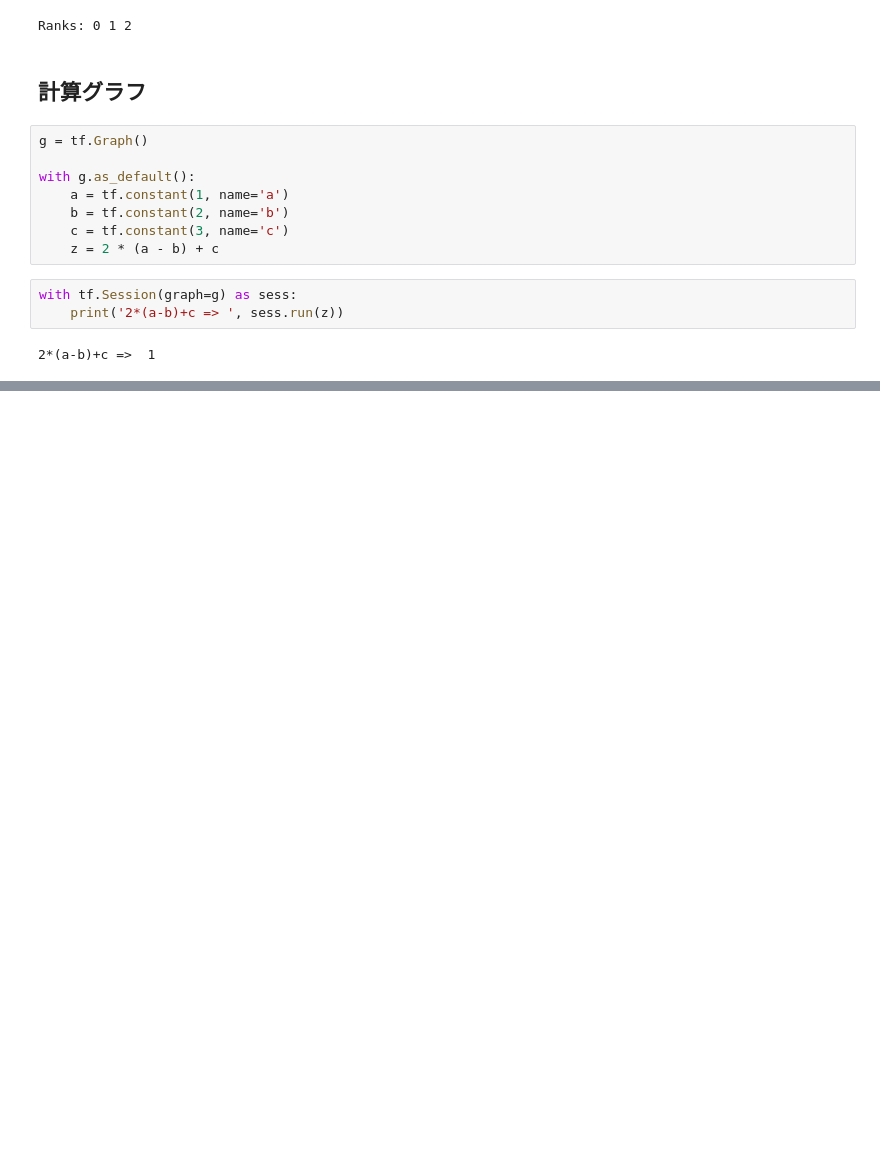
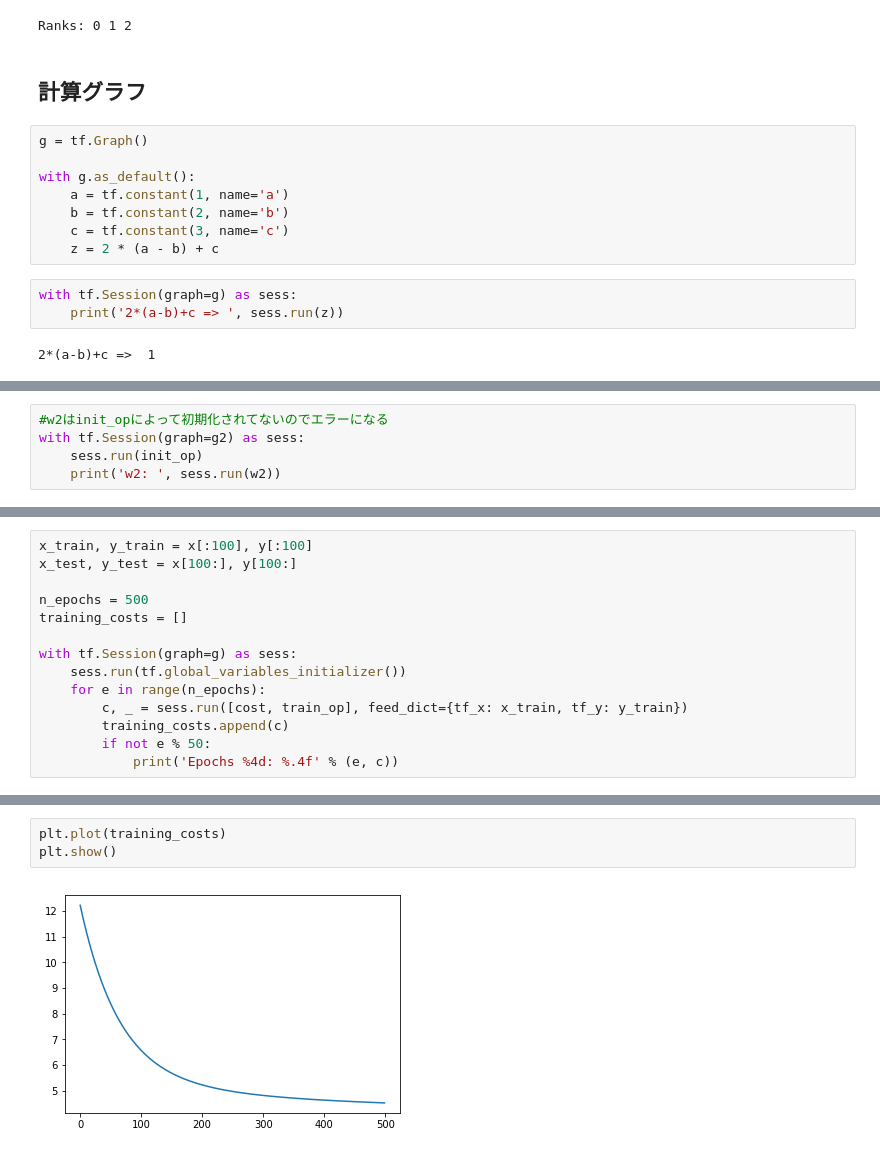
Before and after one commit to Yuya-Furusawa/Self-Study, a Jupyter notebook: machine-learning/Chapter14.ipynb, the cells around one changed output, grey strips where cells are left out. Cells and saved outputs as stored; diff of their text form; blank space fills up the shorter version.

```diff
--- a/machine-learning/Chapter14.ipynb
+++ b/machine-learning/Chapter14.ipynb
@@ -49,0 +134,5 @@ with tf.Session(graph=g) as sess:
+# %%
+#w2はinit_opによって初期化されてないのでエラーになる
+with tf.Session(graph=g2) as sess:
+    sess.run(init_op)
+    print('w2: ', sess.run(w2))
@@ -49,0 +262,14 @@ with tf.Session(graph=g) as sess:
+# %%
+x_train, y_train = x[:100], y[:100]
+x_test, y_test = x[100:], y[100:]
+
+n_epochs = 500
+training_costs = []
+
+with tf.Session(graph=g) as sess:
+    sess.run(tf.global_variables_initializer())
+    for e in range(n_epochs):
+        c, _ = sess.run([cost, train_op], feed_dict={tf_x: x_train, tf_y: y_train})
+        training_costs.append(c)
+        if not e % 50:
+            print('Epochs %4d: %.4f' % (e, c))
@@ -49,0 +287,5 @@ with tf.Session(graph=g) as sess:
+# %%
+plt.plot(training_costs)
+plt.show()
+# %% [output]
+[figure, added]
```
Also changed, not shown: parts of 25 cells of this notebook.
